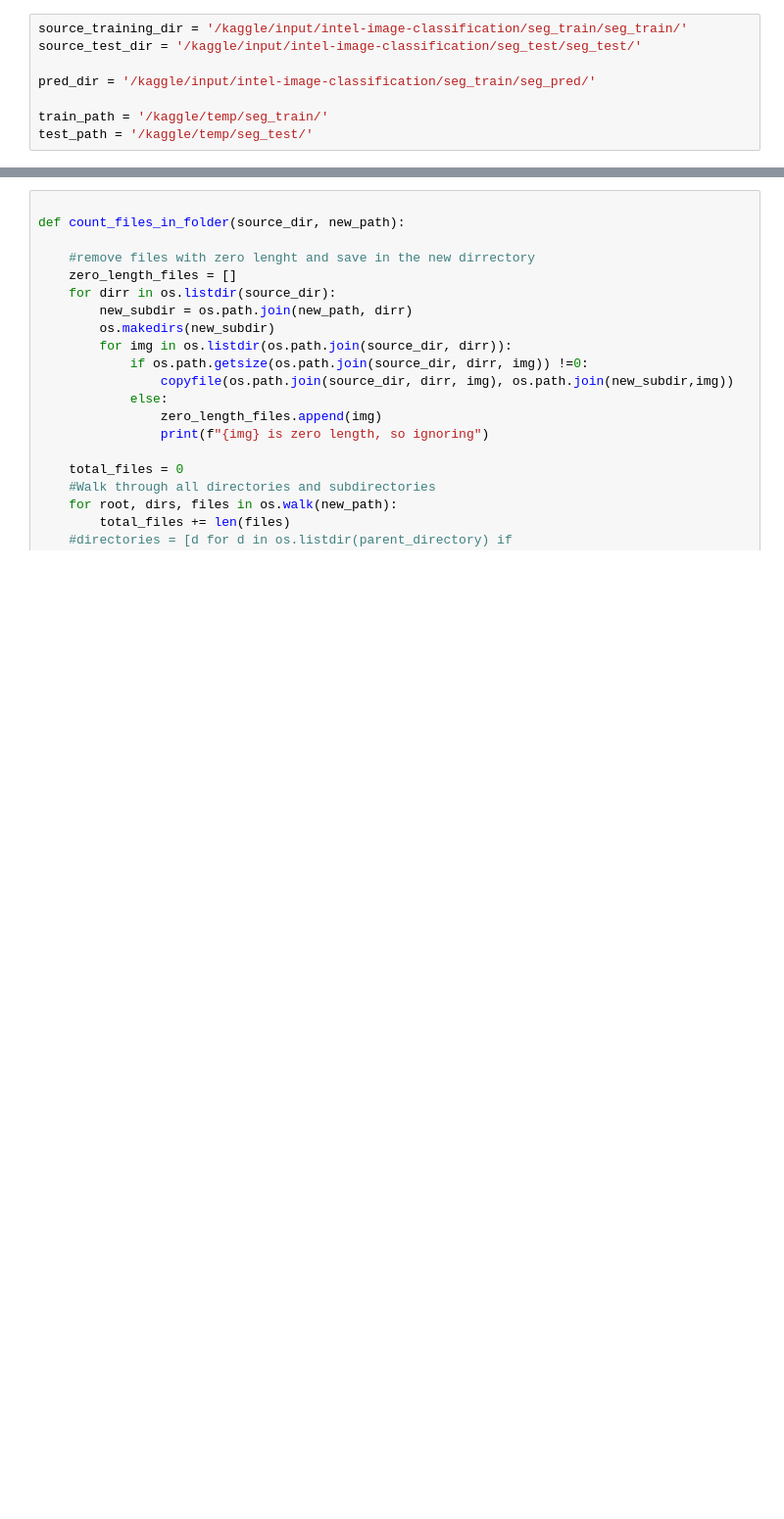
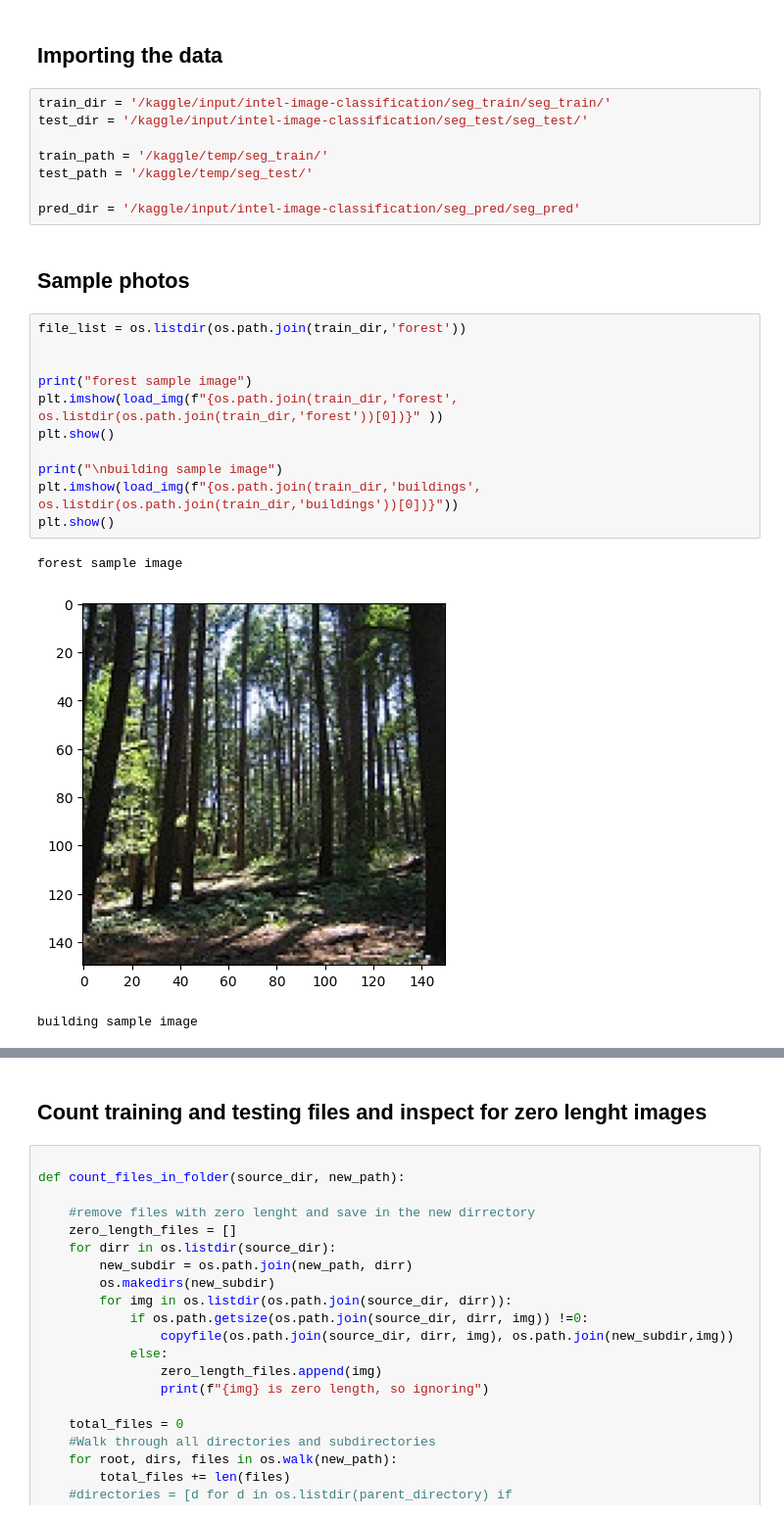
Before and after one commit to bdaqiq01/Multiclass_classification_of_scenic_views, a Jupyter notebook: img_classification.ipynb, the cells around one changed output, grey strips where cells are left out. Shown at 98% size. Saved outputs shown, nothing was run; the diff lists cells and outputs as text; blank space fills up the shorter version.

Commit message:
Kaggle Notebook | Image_Scene_Classification_of_Multiclass | Version 7

```diff
--- a/img_classification.ipynb
+++ b/img_classification.ipynb
@@ -18,11 +21,30 @@ from shutil import copyfile
 
 # You can write up to 20GB to the current directory (/kaggle/working/) that gets preserved as output when you create a version using "Save & Run All"
 # You can also write temporary files to /kaggle/temp/, but they won't be saved outside of the current session
+# %% [markdown]
+## Importing the data
 # %%
-source_training_dir = '/kaggle/input/intel-image-classification/seg_train/seg_train/'
-source_test_dir = '/kaggle/input/intel-image-classification/seg_test/seg_test/'
-
-pred_dir = '/kaggle/input/intel-image-classification/seg_train/seg_pred/'
+train_dir = '/kaggle/input/intel-image-classification/seg_train/seg_train/'
+test_dir = '/kaggle/input/intel-image-classification/seg_test/seg_test/'
 
 train_path = '/kaggle/temp/seg_train/'
 test_path = '/kaggle/temp/seg_test/'
+
+pred_dir = '/kaggle/input/intel-image-classification/seg_pred/seg_pred'
+# %% [markdown]
+## Sample photos
+# %%
+file_list = os.listdir(os.path.join(train_dir,'forest'))
+
+
+print("forest sample image")
+plt.imshow(load_img(f"{os.path.join(train_dir,'forest', os.listdir(os.path.join(train_dir,'forest'))[0])}" ))
+plt.show()
+
+print("\nbuilding sample image")
+plt.imshow(load_img(f"{os.path.join(train_dir,'buildings', os.listdir(os.path.join(train_dir,'buildings'))[0])}"))
+plt.show()
+# %% [output]
+forest sample image
+[figure, added]
+building sample image
@@ -29,3 +52,5 @@ test_path = '/kaggle/temp/seg_test/'
+# %% [markdown]
+## Count training and testing files and inspect for zero lenght images
 # %%
 
 def count_files_in_folder(source_dir, new_path):
```
Also changed, not shown: parts of 25 cells of this notebook.
